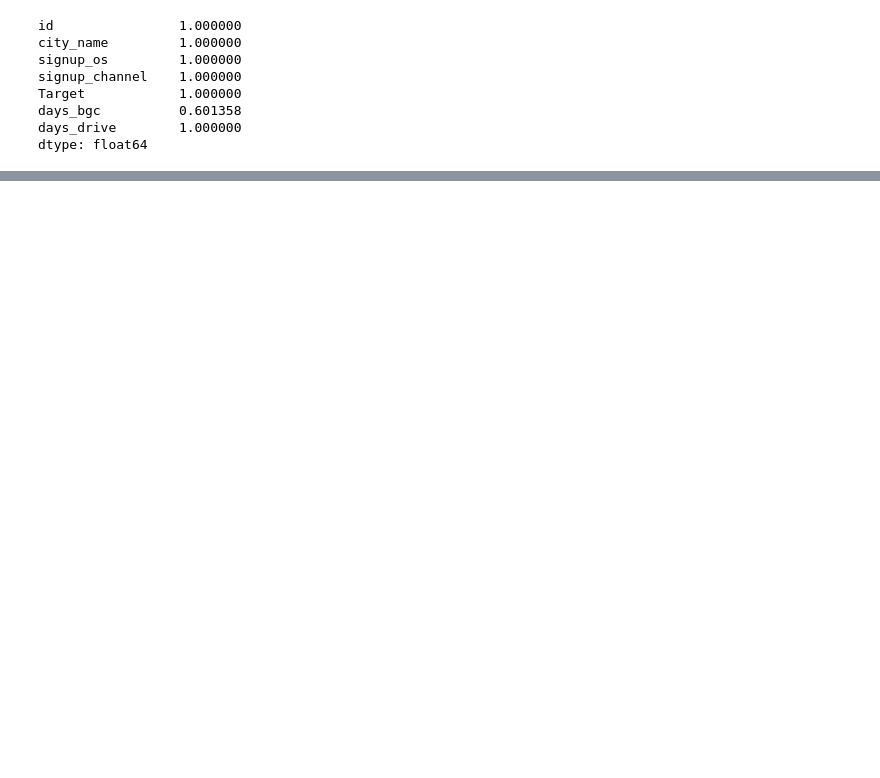
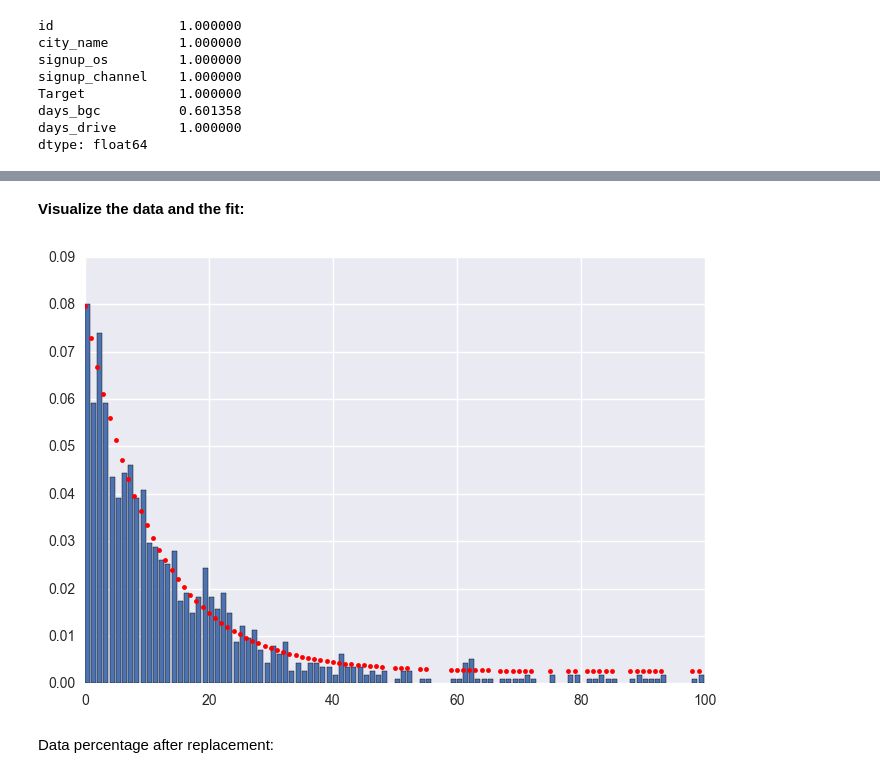
Before and after one commit to pappakrishnan/Driver-signup-modeling-and-prediction, a Jupyter notebook: Driver_signup_modeling_and_prediction.ipynb, the cells around one changed output, grey strips where cells are left out. Saved outputs shown, nothing was run; the diff lists cells and outputs as text; code cells hidden in the pictures; blank space fills up the shorter version.

```diff
--- a/Driver_signup_modeling_and_prediction.ipynb
+++ b/Driver_signup_modeling_and_prediction.ipynb
@@ -509,0 +636,4 @@ Stratified sampling
+# %%
+# Exponential fit function:
+def exp_fit(x, a, b, c):
+    return a * np.exp(-b * x) + c
@@ -509,0 +652,9 @@ Stratified sampling
+# %% [markdown]
+<b> Visualize the data and the fit: </b>
+# %%
+plt.figure()
+plt.plot(fit_data_1['index'].values, exp_fit(fit_data_1['index'].values, *popt), 'r.', label="Fitted Curve")
+plt.bar(fit_data_1['index'].values, fit_data_1['days_bgc'].values)
+plt.show()
+# %% [output]
+[figure, added]
@@ -509,0 +691,2 @@ Stratified sampling
+# %% [markdown]
+Data percentage after replacement:
```
Also changed, not shown: parts of 210 cells of this notebook.
